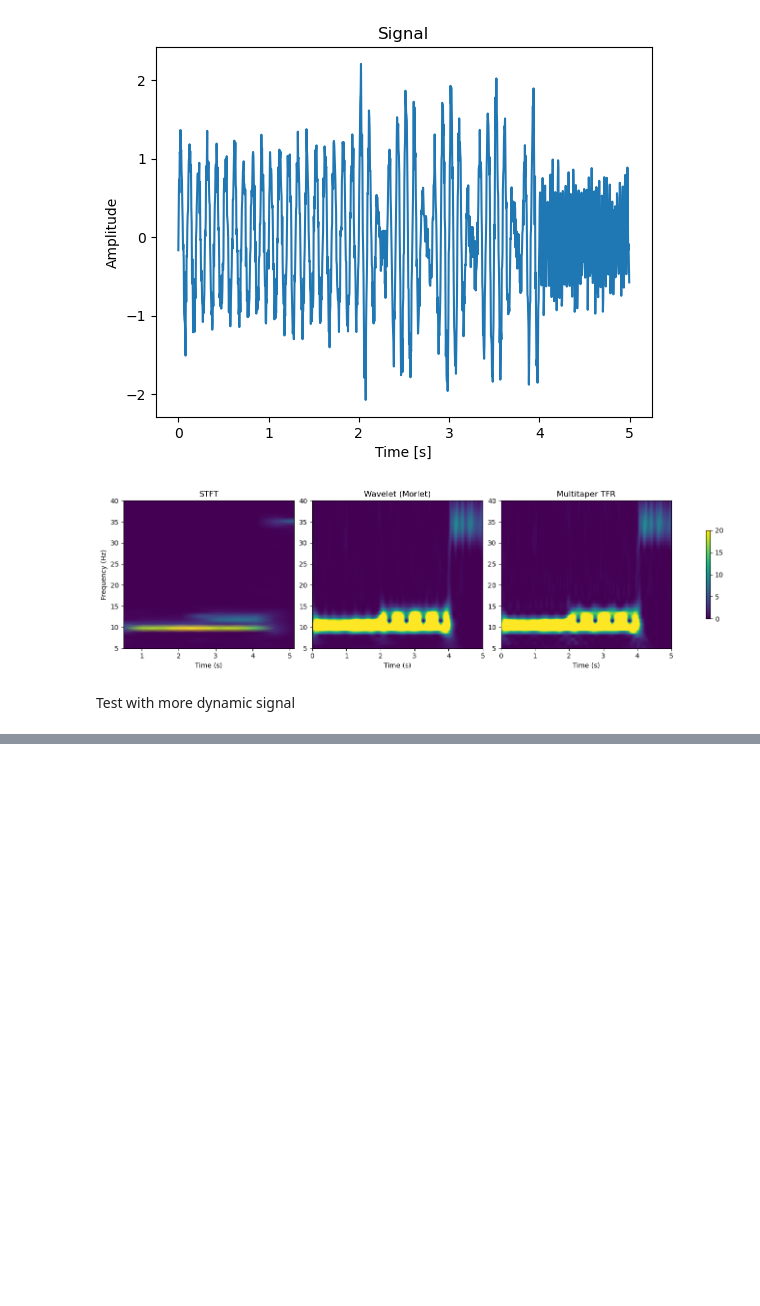
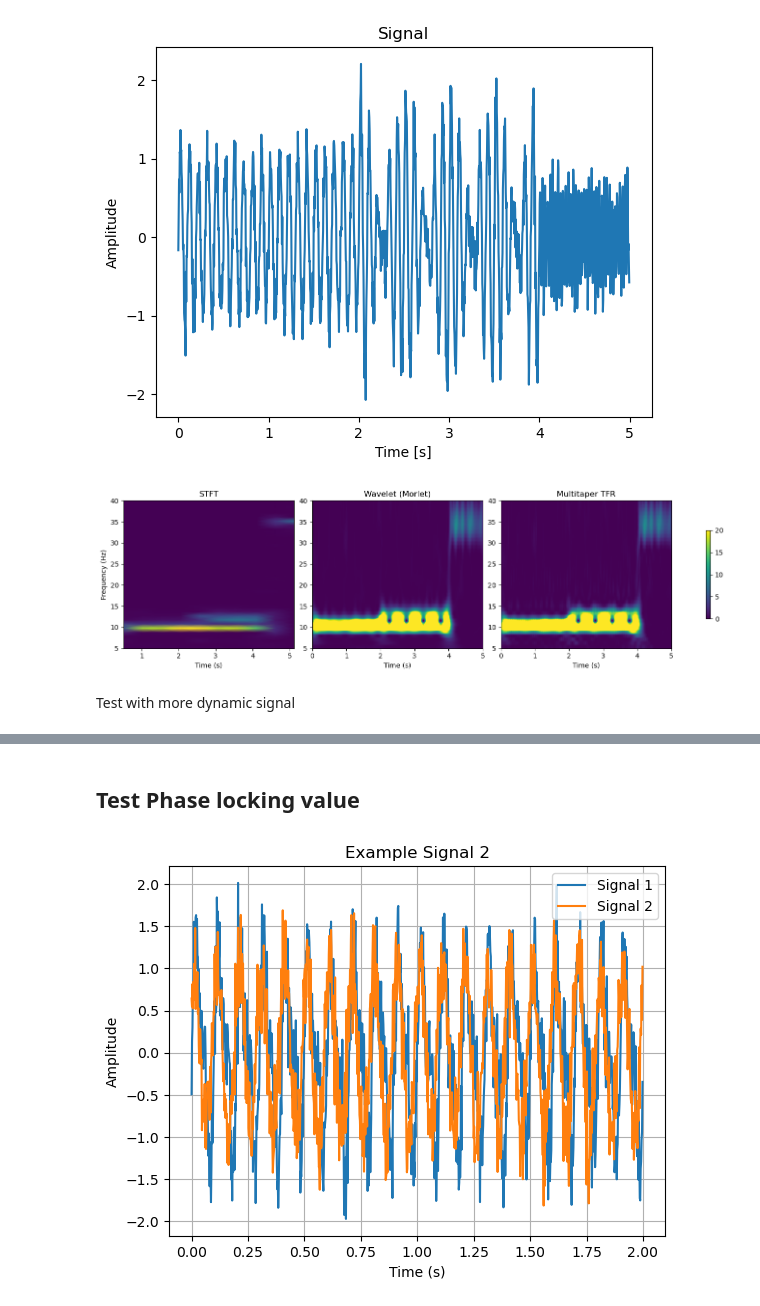
Before and after one commit to dlekdms2021/Lecture_digital_pattern_recognition, a Jupyter notebook: week6_timefrequency_analysis/practice.ipynb, the cells around one changed output, grey strips where cells are left out. Drawn from its saved outputs; the diff is of its cells as text; code cells hidden in the pictures; blank space fills up the shorter version.

```diff
--- a/week6_timefrequency_analysis/practice.ipynb
+++ b/week6_timefrequency_analysis/practice.ipynb
@@ -275,0 +278,27 @@ plt.show()
+# %% [markdown]
+## Test Phase locking value
+# %%
+# Simulation parameters
+fs = 500  # Sampling frequency  # Sampling frequency in Hz
+t = np.arange(0, 2, 1/fs)  # 2 seconds  # Time vector for simulation
+n_trials = 100  # Number of trials (simulated repetitions)
+
+# Base signal: mixture of 10Hz and 20Hz with noise
+signal = np.array([np.sin(2*np.pi*10*t) + 0.5*np.sin(2*np.pi*20*t) + 0.3*np.random.randn(len(t)) for _ in range(n_trials)])  # Number of trials (simulated repetitions)
+phi_diff = np.pi / 4
+signal2 = np.array([np.sin(2*np.pi*10*t + phi_diff) + 0.3*np.random.randn(len(t)) for _ in range(n_trials)])  # Number of trials (simulated repetitions)
+
+# Plot one trial of signal 1
+plt.plot(t, signal[0])
+plt.title("Example Signal")
+
+# Plot one trial of signal 2
+plt.plot(t, signal2[0])
+plt.title("Example Signal 2")
+plt.xlabel("Time (s)")
+plt.ylabel("Amplitude")
+plt.grid(True)
+plt.legend(["Signal 1", "Signal 2"])
+plt.show()
+# %% [output]
+[figure, added]
```
Also changed, not shown: parts of 9 cells of this notebook, 1 other file.
